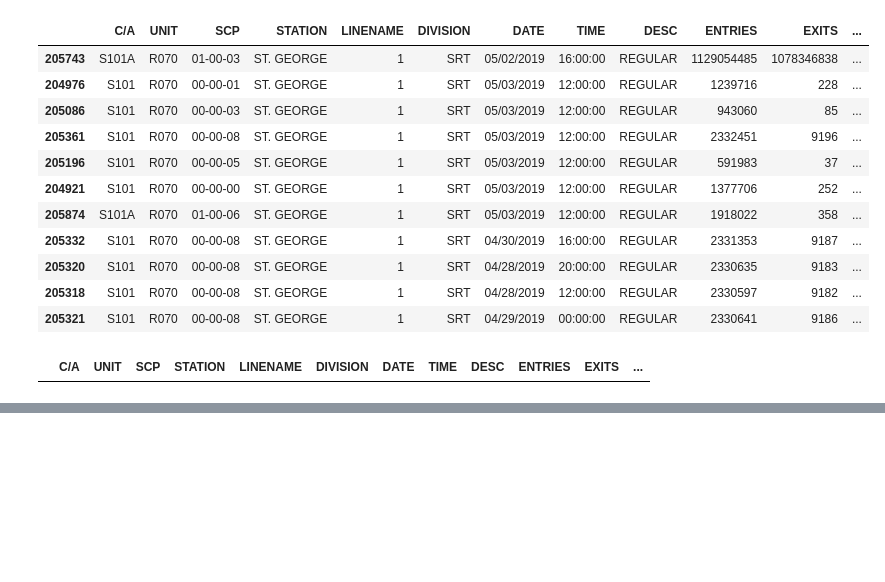
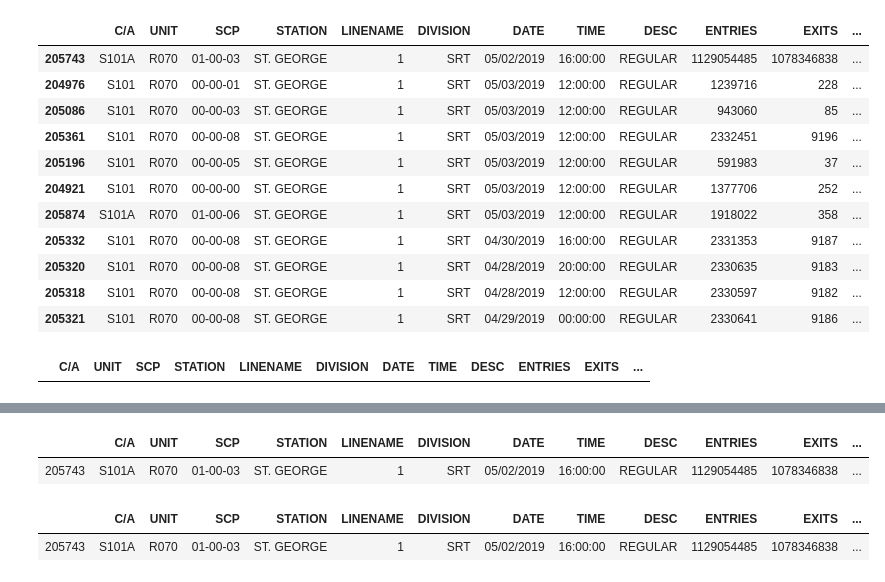
Before and after one commit to shreyak9/metis-project-1, a Jupyter notebook: project 1.ipynb, the cells around one changed output, grey strips where cells are left out. Saved outputs shown, nothing was run; the diff lists cells and outputs as text; code cells hidden in the pictures; blank space fills up the shorter version.

```diff
--- a/project 1.ipynb
+++ b/project 1.ipynb
@@ -434,0 +431,5 @@ mta190504[["entries_diff","STATION"]].sort_values("entries_diff",ascending = Fal
+# %%
+mta190504.loc[205743:205744]
+# %% [output]
+|  | C/A | UNIT | SCP | STATION | LINENAME | DIVISION | DATE | TIME | DESC | ENTRIES | EXITS | ... |
+| 205743 | S101A | R070 | 01-00-03 | ST. GEORGE | 1 | SRT | 05/02/2019 | 16:00:00 | REGULAR | 1129054485 | 1078346838 | ... |
@@ -434,0 +439,5 @@ mta190504[["entries_diff","STATION"]].sort_values("entries_diff",ascending = Fal
+# %%
+mta190504.loc[205743:205744]
+# %% [output]
+|  | C/A | UNIT | SCP | STATION | LINENAME | DIVISION | DATE | TIME | DESC | ENTRIES | EXITS | ... |
+| 205743 | S101A | R070 | 01-00-03 | ST. GEORGE | 1 | SRT | 05/02/2019 | 16:00:00 | REGULAR | 1129054485 | 1078346838 | ... |
```
Also changed, not shown: parts of 16 cells of this notebook.
